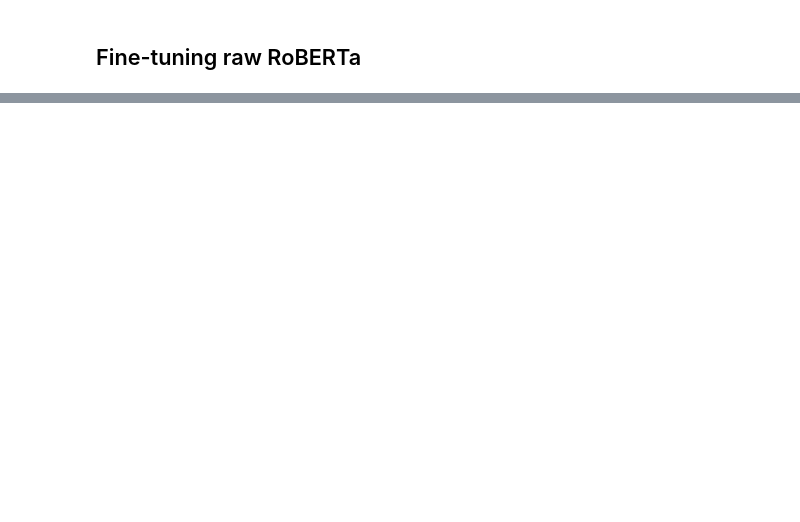
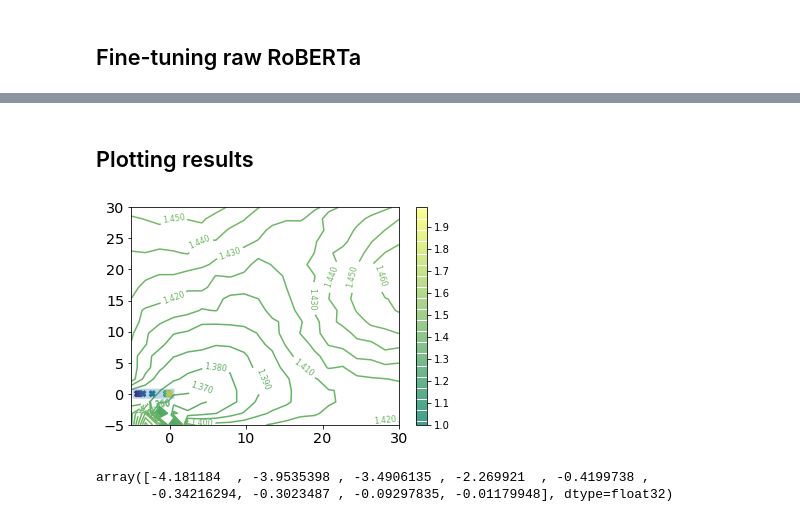
Before and after one commit to hmhamad/CSCI699-HW1, a Jupyter notebook: roberta_acl_arc_classification.ipynb, the cells around one changed output, grey strips where cells are left out. Drawn from its saved outputs; the diff is of its cells as text; code cells hidden in the pictures; blank space fills up the shorter version.

Commit message:
preliminary loss surface image for base RoBERTa updated

```diff
--- a/roberta_acl_arc_classification.ipynb
+++ b/roberta_acl_arc_classification.ipynb
@@ -334,0 +532,5 @@ print(training_time)
+# %%
+import glob
+
+CHECKPOINTS_FILES = glob.glob("/content/drive/MyDrive/CS699/data/ROBERTA/ckpt/*")
+DIRECTION_DIR = "/content/drive/MyDrive/CS699/data/ROBERTA/directions/"
@@ -334,0 +607,41 @@ print(training_time)
+# %% [markdown]
+## Plotting results
+# %%
+import numpy
+from matplotlib import pyplot
+
+LOSS_DIR = "/content/drive/MyDrive/CS699/data/ROBERTA/loss_surface/"
+LOSS_NAME = 'pca_dir_loss_surface_m5p30.npz'
+
+PROJECTION_DIR = "/content/drive/MyDrive/CS699/data/ROBERTA/projections"
+FILE_NAME = 'pca_dir_proj.npz'
+
+data = numpy.load(f"{LOSS_DIR + LOSS_NAME}")
+
+xcoords = data["xcoordinates"]
+ycoords = data["ycoordinates"]
+losses = data["losses"]
+acc = data["accuracies"]
+
+X, Y = numpy.meshgrid(xcoords, ycoords, indexing="ij")
+Z = losses
+fig = pyplot.figure()
+CS = pyplot.contour(X, Y, Z, cmap='summer', levels=numpy.arange(1, 2, 0.01))
+pyplot.clabel(CS, inline=1, fontsize=8)
+
+data = numpy.load(PROJECTION_DIR+"/"+FILE_NAME)
+
+xcoords = data["xcoordinates"]
+ycoords = data["ycoordinates"]
+pyplot.plot(xcoords, ycoords, linewidth=10, alpha=0.3)
+pyplot.colorbar()
+pyplot.scatter(xcoords, ycoords, marker='X', c=numpy.arange(len(xcoords)))
+pyplot.tick_params('y', labelsize='x-large')
+pyplot.tick_params('x', labelsize='x-large')
+# %% [output]
+[figure, added]
+# %%
+xcoords
+# %% [output]
+array([-4.181184  , -3.9535398 , -3.4906135 , -2.269921  , -0.4199738 ,
+       -0.34216294, -0.3023487 , -0.09297835, -0.01179948], dtype=float32)
```
Also changed, not shown: parts of 16 cells of this notebook, 1 other file.
